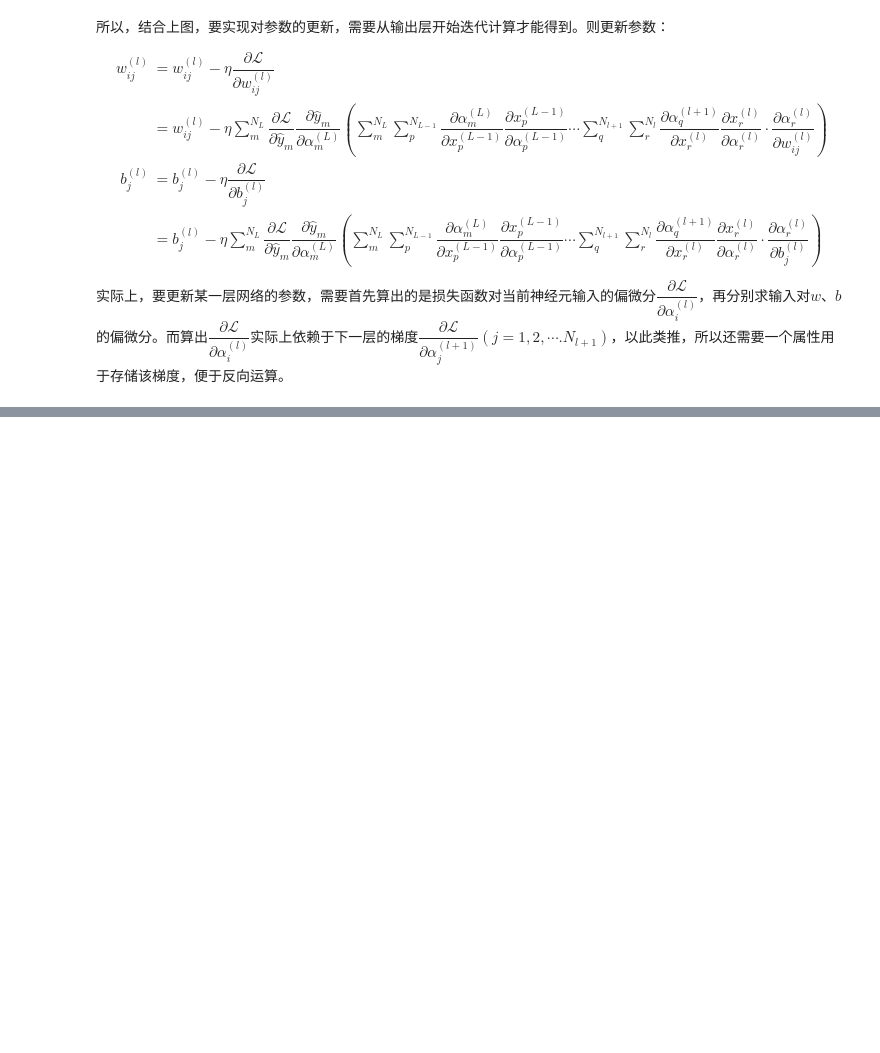
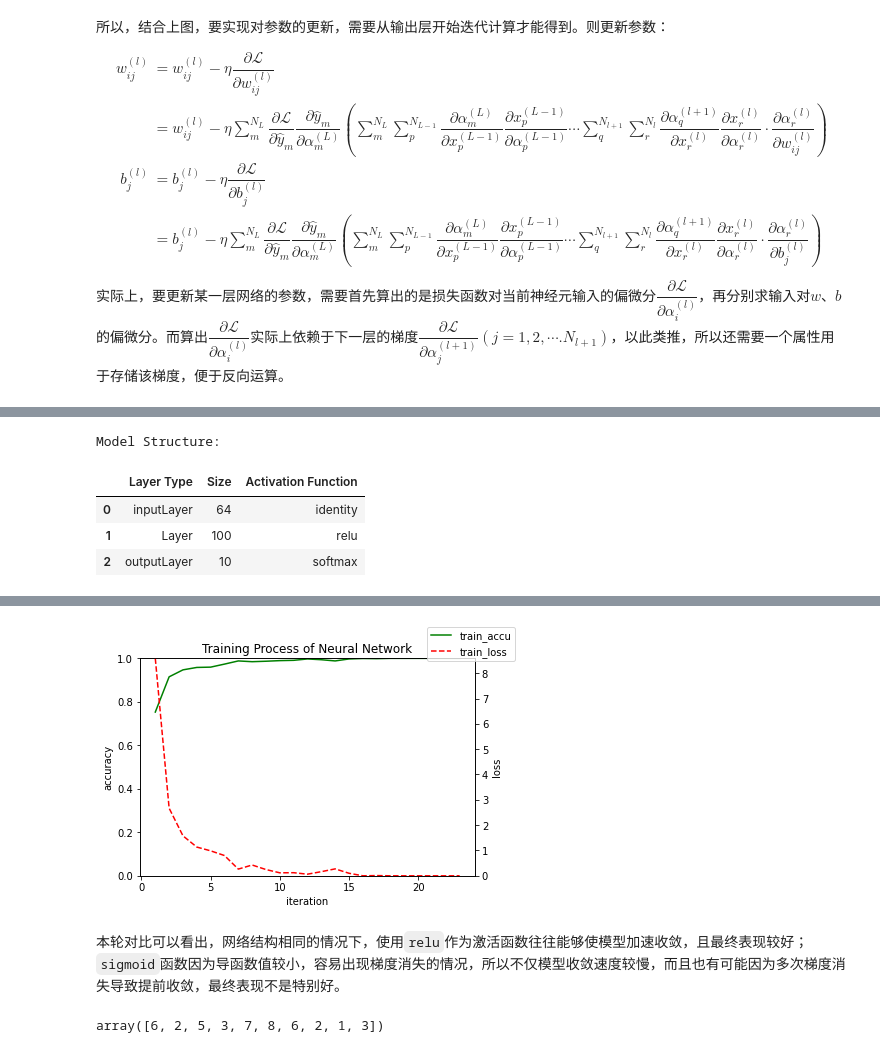
Before and after one commit to MarioZZJ/PM.SimLab-AML, a Jupyter notebook: L8-NeuralNetwork.ipynb, the cells around one changed output, grey strips where cells are left out. Saved outputs shown, nothing was run; the diff lists cells and outputs as text; code cells hidden in the pictures; blank space fills up the shorter version.

```diff
--- a/L8-NeuralNetwork.ipynb
+++ b/L8-NeuralNetwork.ipynb
@@ -334,0 +486,8 @@ class BPNeuralNetwork:
+# %%
+train_evaluate(model,history,X_test,y_test)
+# %% [output]
+Model Structure:
+|  | Layer Type | Size | Activation Function |
+| 0 | inputLayer | 64 | identity |
+| 1 | Layer | 100 | relu |
+| 2 | outputLayer | 10 | softmax |
@@ -334,0 +496,7 @@ class BPNeuralNetwork:
+[figure, added]
+# %% [markdown]
+本轮对比可以看出，网络结构相同的情况下，使用`relu`作为激活函数往往能够使模型加速收敛，且最终表现较好；`sigmoid`函数因为导函数值较小，容易出现梯度消失的情况，所以不仅模型收敛速度较慢，而且也有可能因为多次梯度消失导致提前收敛，最终表现不是特别好。
+# %%
+model.predict(X_test[:10])
+# %% [output]
+array([6, 2, 5, 3, 7, 8, 6, 2, 1, 3])
```
Also changed, not shown: parts of 34 cells of this notebook, 1 other file.
